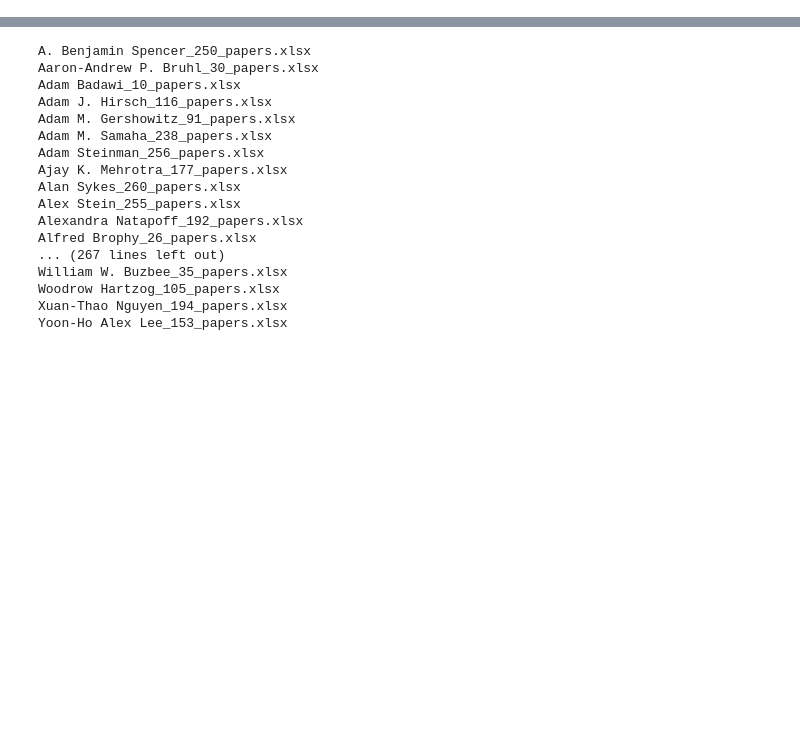
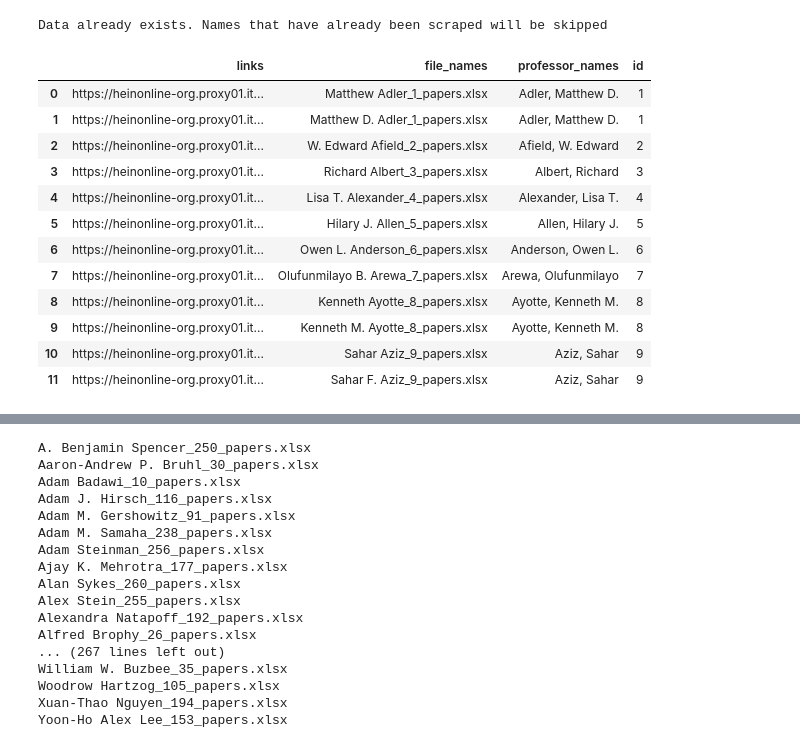
Before and after one commit to martinbolger/hein_scraping, a Jupyter notebook: code/hein_paper_scraping_notebook.ipynb, the cells around one changed output, grey strips where cells are left out. Saved outputs shown, nothing was run; the diff lists cells and outputs as text; code cells hidden in the pictures; blank space fills up the shorter version.

Commit message:
[Modify] Adds an output dataset that tracts the files that have already been scraped to hein_paper_scraping.

```diff
--- a/code/hein_paper_scraping_notebook.ipynb
+++ b/code/hein_paper_scraping_notebook.ipynb
@@ -39,3 +32,39 @@ data_type = "lateral"
+# %%
+# Load the datasets from the working directory
+# The datasets in the working directory have already
+# been cleaned.
+input_data = pd.read_excel(intr_path / "hein_scraping_input_data.xlsx")
+data = input_data
+data_type = "lateral"
+
+# Create the list of scraped pages columns
+scraped_pages_columns = ["links", "file_names", "professor_names", "id"]
+# Load the list of scraped pages if it exists
+scraped_pages_file = out_path / "_scraped_pages.xlsx"
+if scraped_pages_file.exists():
+    print("Data already exists. Names that have already been scraped will be skipped")
+    # Create the dataset of existing alt names.
+    df_scraped_pages = pd.read_excel(scraped_pages_file)
+else:
+    df_scraped_pages = pd.DataFrame(columns = scraped_pages_columns)
+# %% [output]
+Data already exists. Names that have already been scraped will be skipped
+# %%
+df_scraped_pages
+# %% [output]
+|  | links | file_names | professor_names | id |
+| 0 | https://heinonline-org.proxy01.it... | Matthew Adler_1_papers.xlsx | Adler, Matthew D. | 1 |
+| 1 | https://heinonline-org.proxy01.it... | Matthew D. Adler_1_papers.xlsx | Adler, Matthew D. | 1 |
+| 2 | https://heinonline-org.proxy01.it... | W. Edward Afield_2_papers.xlsx | Afield, W. Edward | 2 |
+| 3 | https://heinonline-org.proxy01.it... | Richard Albert_3_papers.xlsx | Albert, Richard | 3 |
+| 4 | https://heinonline-org.proxy01.it... | Lisa T. Alexander_4_papers.xlsx | Alexander, Lisa T. | 4 |
+| 5 | https://heinonline-org.proxy01.it... | Hilary J. Allen_5_papers.xlsx | Allen, Hilary J. | 5 |
+| 6 | https://heinonline-org.proxy01.it... | Owen L. Anderson_6_papers.xlsx | Anderson, Owen L. | 6 |
+| 7 | https://heinonline-org.proxy01.it... | Olufunmilayo B. Arewa_7_papers.xlsx | Arewa, Olufunmilayo | 7 |
+| 8 | https://heinonline-org.proxy01.it... | Kenneth Ayotte_8_papers.xlsx | Ayotte, Kenneth M. | 8 |
+| 9 | https://heinonline-org.proxy01.it... | Kenneth M. Ayotte_8_papers.xlsx | Ayotte, Kenneth M. | 8 |
+| 10 | https://heinonline-org.proxy01.it... | Sahar Aziz_9_papers.xlsx | Aziz, Sahar | 9 |
+| 11 | https://heinonline-org.proxy01.it... | Sahar F. Aziz_9_papers.xlsx | Aziz, Sahar | 9 |
 # %%
 # Initilization
 # Page name is a list of the name for all of the pages that we have scraped.
```
Also changed, not shown: parts of 2 cells of this notebook.
